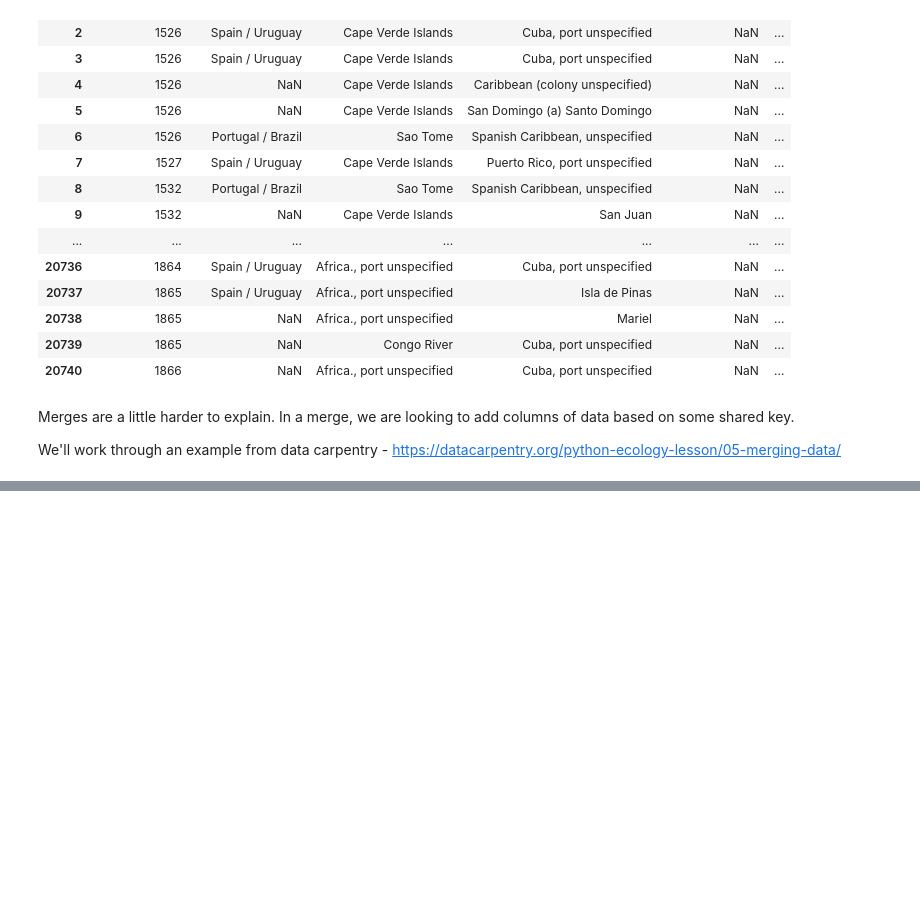
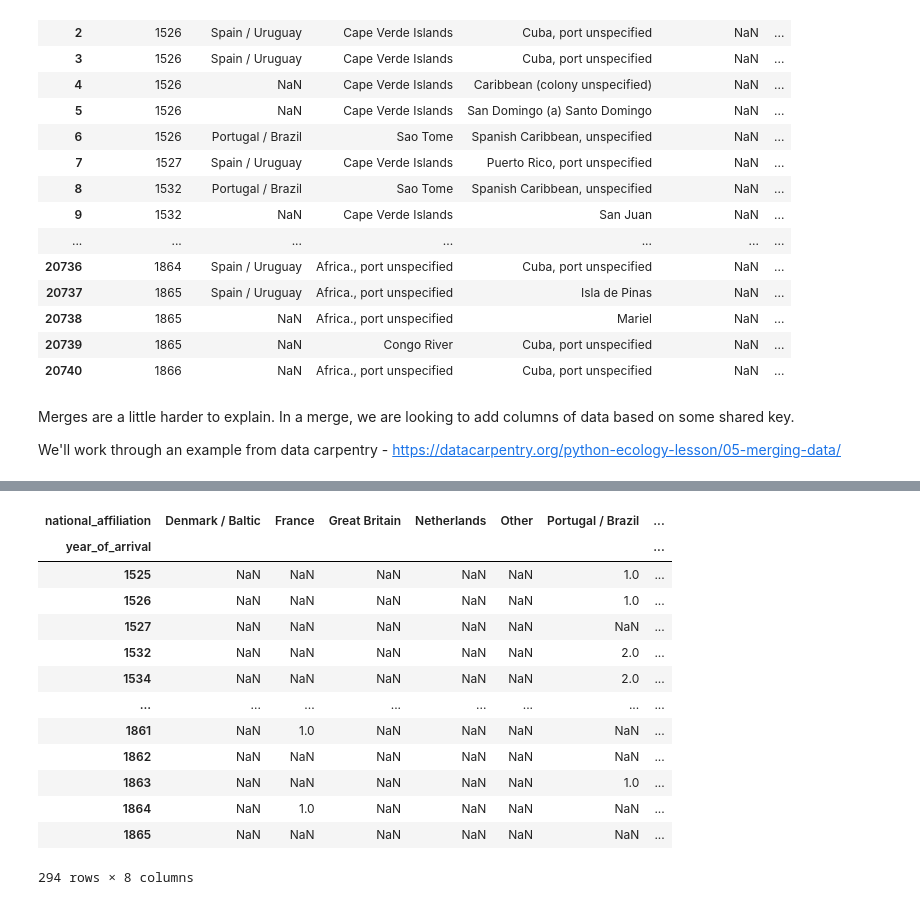
Before and after one commit to jerielizabeth/Workshops-DataVisualization, a Jupyter notebook: REL503_001_Pandas2_Aggregating_Data.ipynb, the cells around one changed output, grey strips where cells are left out. Saved outputs shown, nothing was run; the diff lists cells and outputs as text; code cells hidden in the pictures; blank space fills up the shorter version.

```diff
--- a/REL503_001_Pandas2_Aggregating_Data.ipynb
+++ b/REL503_001_Pandas2_Aggregating_Data.ipynb
@@ -444,0 +463,2 @@ We'll work through an example from data carpentry - https://datacarpentry.org/py
+# %%
+long_df = slave_voyages_df.groupby(['year_of_arrival', 'national_affiliation'])['voyage_id'].count().reset_index()
@@ -444,0 +481,19 @@ We'll work through an example from data carpentry - https://datacarpentry.org/py
+# %%
+wide_df = long_df.pivot(index='year_of_arrival', columns="national_affiliation",values="voyage_id")
+# %%
+wide_df
+# %% [output]
+| national_affiliation | Denmark / Baltic | France | Great Britain | Netherlands | Other | Portugal / Brazil | ... |
+| year_of_arrival |  |  |  |  |  |  | ... |
+| 1525 | NaN | NaN | NaN | NaN | NaN | 1.0 | ... |
+| 1526 | NaN | NaN | NaN | NaN | NaN | 1.0 | ... |
+| 1527 | NaN | NaN | NaN | NaN | NaN | NaN | ... |
+| 1532 | NaN | NaN | NaN | NaN | NaN | 2.0 | ... |
+| 1534 | NaN | NaN | NaN | NaN | NaN | 2.0 | ... |
+| ... | ... | ... | ... | ... | ... | ... | ... |
+| 1861 | NaN | 1.0 | NaN | NaN | NaN | NaN | ... |
+| 1862 | NaN | NaN | NaN | NaN | NaN | NaN | ... |
+| 1863 | NaN | NaN | NaN | NaN | NaN | 1.0 | ... |
+| 1864 | NaN | 1.0 | NaN | NaN | NaN | NaN | ... |
+| 1865 | NaN | NaN | NaN | NaN | NaN | NaN | ... |
+294 rows × 8 columns
```
Also changed, not shown: parts of 4 cells of this notebook.
